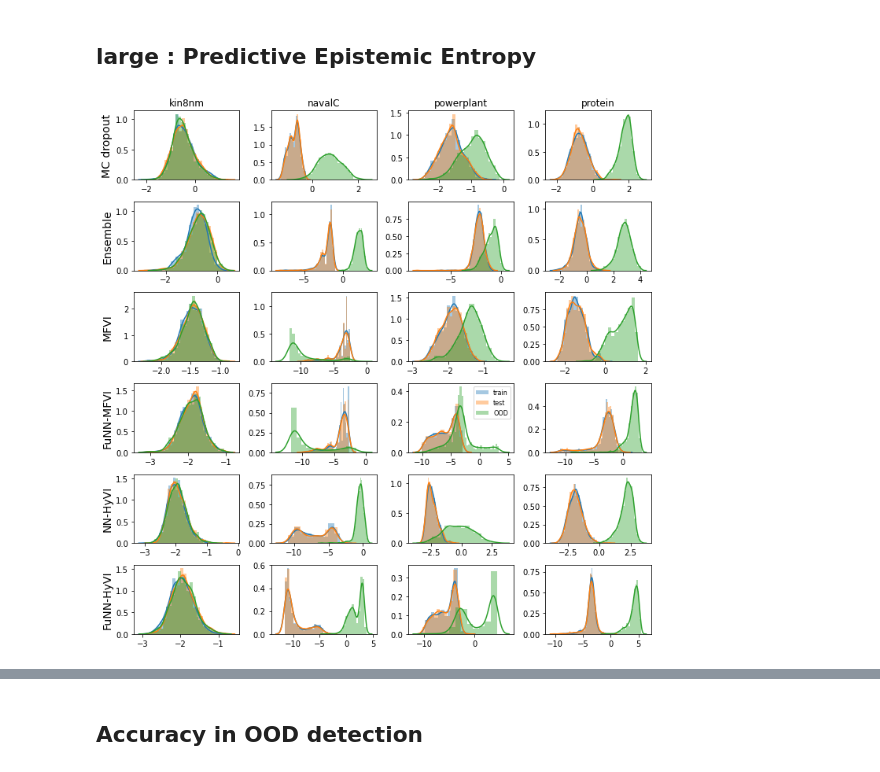
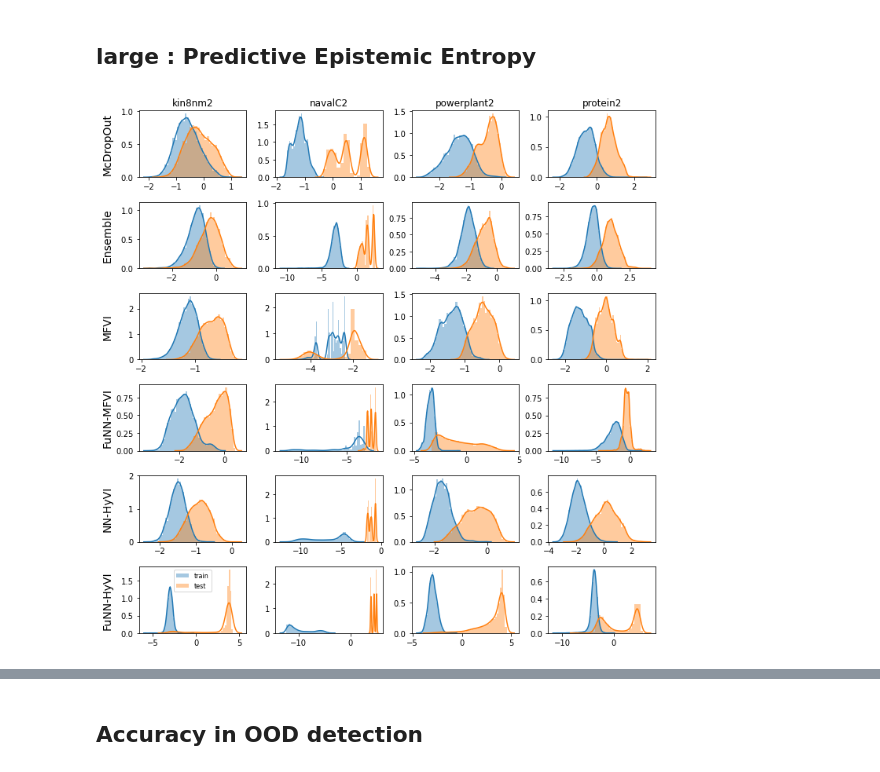
Before and after one commit to yannpequignot/IVISpaces, a Jupyter notebook: Notebooks/2mean_results.ipynb, the cells around one changed output, grey strips where cells are left out. Saved outputs shown, nothing was run; the diff lists cells and outputs as text; code cells hidden in the pictures.

```diff
--- a/Notebooks/2mean_results.ipynb
+++ b/Notebooks/2mean_results.ipynb
@@ -522,15 +925,8 @@ protein
-# %%
-for dataset in RESULTS.keys():
-    RESULTS[dataset].update(FBNN[dataset])
-    #RESULTS[dataset].update(RESULTS_[dataset])
-
-for dataset in STDS.keys():
-    STDS[dataset].update(sFBNN[dataset])
 # %%
 res=pd.DataFrame(RESULTS).transpose()
 # %%
 stds=pd.DataFrame(STDS).transpose()
 # %%
-methods=['McDropOut','Ensemble','MFVI','FuNN-MFVI','NN-HyVI','FuNN-HyVI', 'FBNN']
+methods=['McDropOut','Ensemble','MFVI','FuNN-MFVI','NN-HyVI','FuNN-HyVI']
 res
 # %% [output]
@@ -599,10 +995,10 @@ protein    &  746.0±1.0 &  844.0±0.0 &  1200.0±38.0 &  1196.0±20.0 &  538.0
 # %% [markdown]
 ## large : Predictive Epistemic Entropy #
 # %%
-Entropy=torch.load(path+'UCI_large_Exp2_2020-11-06-01:42_entropy.pt')
+Entropy=torch.load(path+'UCI_large_Exp2_2020-11-17-17:40_entropy.pt')
 # %%
 methods=['McDropOut','Ensemble','MFVI','FuNN-MFVI','NN-HyVI','FuNN-HyVI']
-datasets=['kin8nm', 'navalC', 'powerplant', 'protein']
+datasets=['kin8nm2', 'navalC2', 'powerplant2', 'protein2']
 #metrics=['RMSE','LPP']
 index=pd.MultiIndex.from_product([methods,datasets])
 
@@ -633,35 +1029,35 @@ plt.rcParams.update(parameters)
 n_datasets=len(datasets)
 n_methods=len(methods)
 fig,ax=plt.subplots(n_methods,n_datasets,figsize=(10,10),squeeze=False)
 
 
 method_names=['MC dropout','Ensemble','MFVI','FuNN-MFVI','NN-HyVI','FuNN-HyVI']
 
 label=['train', 'test', 'OOD']
 split=0
 
 d=0
 for dataset, dic in Entropy.items():
     m=0
     ax[m,d].set_title(dataset)
     for method, Hs in dic.items():
-        H=Hs[split]
+        H=Hs[split][0]
         for i in range(len(H)):
             sns.distplot(H[i].cpu(), label=label[i], ax=ax[m,d], kde=True)#, color=colors[i])#, hist=False, norm_hist=True)#color=colors[i],
             if d ==0:
                 if method=='FuNNeVI' or method== 'GeNNeVI':
-                    ax[m,d].set_ylabel(method_names[m], {'fontweight':'bold'})
+                    ax[m,d].set_ylabel(method, {'fontweight':'bold'})
                 else:
-                    ax[m,d].set_ylabel(method_names[m])
+                    ax[m,d].set_ylabel(method)
         m+=1
 
     d+=1
-ax[3,2].legend(loc='upper right', prop={'size': 8})#bbox_to_anchor=(1.05, 1), loc='upper left', borderaxespad=0.)
+ax[m-1,0].legend(loc='best', prop={'size': 8})#bbox_to_anchor=(1.05, 1), loc='upper left', borderaxespad=0.)
 fig.tight_layout()
 fig.align_ylabels(ax[:, 0])
 plt.savefig(path+"UCIlarge_PredictiveEntropy_Exp2.pdf", dpi=600)
 #plt.subplots_adjust(top=.9)
 #plt.suptitle('Posterior Predictive Entropy Distributions')
 plt.show()
 # %% [output]
-[figure, old version]
+[figure, new version]
```
Also changed, not shown: parts of 43 cells of this notebook, 22 other files.
